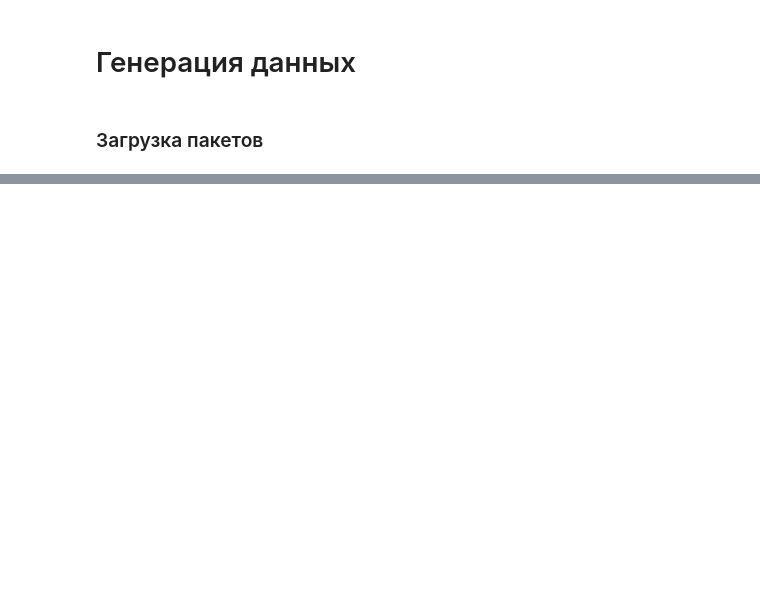
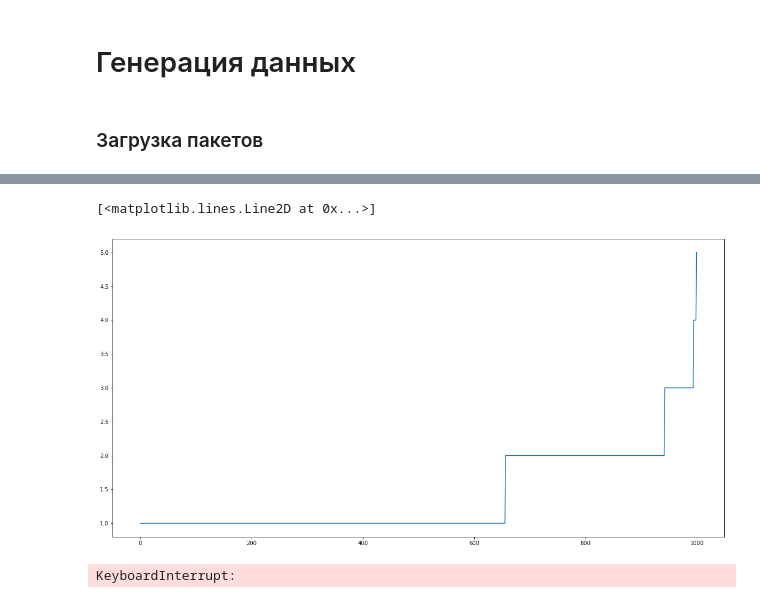
Before and after one commit to Sergey-Shulnyaev/ZamZam, a Jupyter notebook: Data_Generator.ipynb, the cells around one changed output, grey strips where cells are left out. Saved outputs shown, nothing was run; the diff lists cells and outputs as text; code cells hidden in the pictures; blank space fills up the shorter version.

```diff
--- a/Data_Generator.ipynb
+++ b/Data_Generator.ipynb
@@ -252,0 +260,15 @@ class MusicEffectGen:
+# %%
+np.random.seed(seed = 1)
+aboba = np.array([1,2,3,4,5,6,7,8,9,10,11,12,13,14])
+sample_length = 3
+i = 0
+samples = []
+while i < len(aboba) - sample_length:
+
+    samples.append(aboba[i:i+sample_length])
+    add = int(1 + max(0,sample_length-np.ceil(np.random.exponential() / 3 * sample_length)))
+    i += add
+
+
+samples.append(aboba[-sample_length:])
+samples
@@ -253,3 +285,9 @@ class MusicEffectGen:
+# %%
+
+plt.plot(np.sort([np.random.poisson(lam = 0.39)+1 for i in range(1000)]))
+# %% [output]
+[<matplotlib.lines.Line2D at 0x...>]
+[figure, added]
 # %%
 #класс генератора данных
 class DataGenerator:
@@ -561,8 +639,11 @@ def generate_samples(dataGen, audio_path, save_dir):
 # %%
 ex_dg = DataGenerator()
 # %%
-audio_path = '.\\music'
+audio_paths = ['.\\music', r"C:\Users\Shulnyaev\Music"]
 noised_save_dir = '.\\wav_noised_data\\'
 save_dir = '.\\wav_data\\'
+save_dir_csv ="./csv_data/"
 noise_dir = '.\\noises_samples'
-generate_data(ex_dg, audio_path, save_dir, _type = 'csv')
+generate_data(ex_dg, audio_paths, save_dir_csv, _type = 'csv')
+# %% [output]
+KeyboardInterrupt:
```
Also changed, not shown: parts of 6 cells of this notebook, 1 other file.
